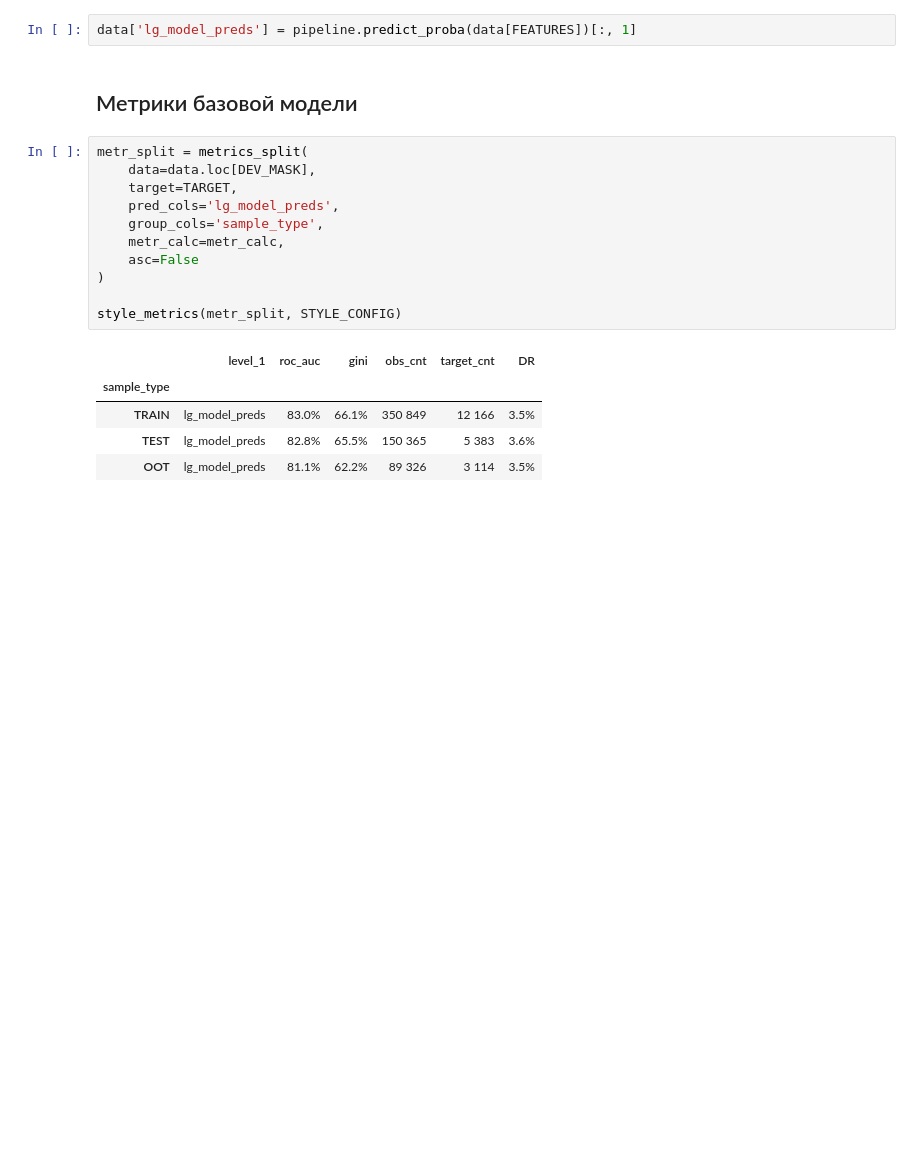
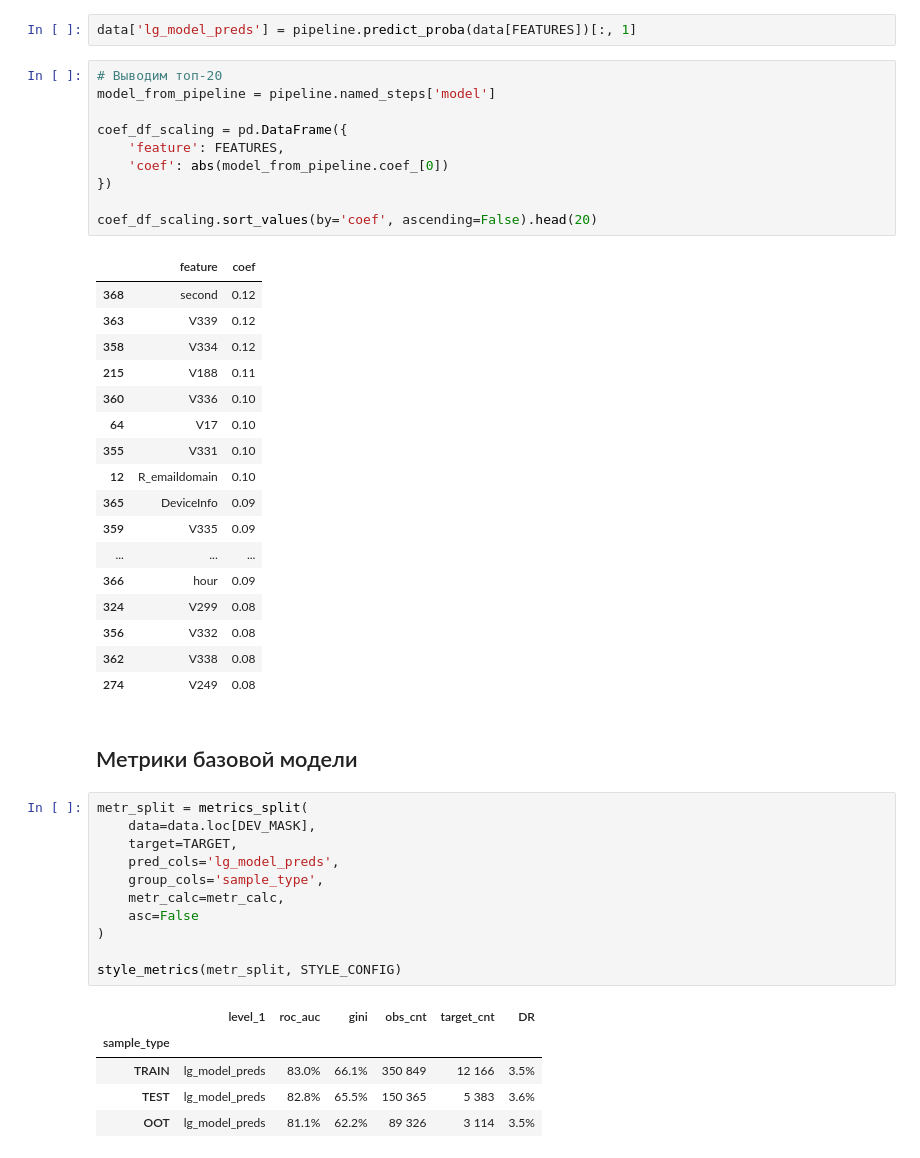
Before and after one commit to 25-77/Year_project, a Jupyter notebook: notebooks/3. Model.ipynb, the cells around one changed output. Cells and saved outputs as stored; diff of their text form; blank space fills up the shorter version.

```diff
--- a/notebooks/3. Model.ipynb
+++ b/notebooks/3. Model.ipynb
@@ -179,6 +178,34 @@ Pipeline(steps=[('preprocessor',
                                     solver='saga'))])
 # %%
 data['lg_model_preds'] = pipeline.predict_proba(data[FEATURES])[:, 1]
+# %%
+# Выводим топ-20
+model_from_pipeline = pipeline.named_steps['model']
+
+coef_df_scaling = pd.DataFrame({
+    'feature': FEATURES,
+    'coef': abs(model_from_pipeline.coef_[0])
+})
+
+coef_df_scaling.sort_values(by='coef', ascending=False).head(20)
+# %% [output]
+|  | feature | coef |
+| 368 | second | 0.12 |
+| 363 | V339 | 0.12 |
+| 358 | V334 | 0.12 |
+| 215 | V188 | 0.11 |
+| 360 | V336 | 0.10 |
+| 64 | V17 | 0.10 |
+| 355 | V331 | 0.10 |
+| 12 | R_emaildomain | 0.10 |
+| 365 | DeviceInfo | 0.09 |
+| 359 | V335 | 0.09 |
+| ... | ... | ... |
+| 366 | hour | 0.09 |
+| 324 | V299 | 0.08 |
+| 356 | V332 | 0.08 |
+| 362 | V338 | 0.08 |
+| 274 | V249 | 0.08 |
 # %% [markdown]
 ## Метрики базовой модели
 # %%
```
Also changed, not shown: parts of 12 cells of this notebook, 6 other files.
